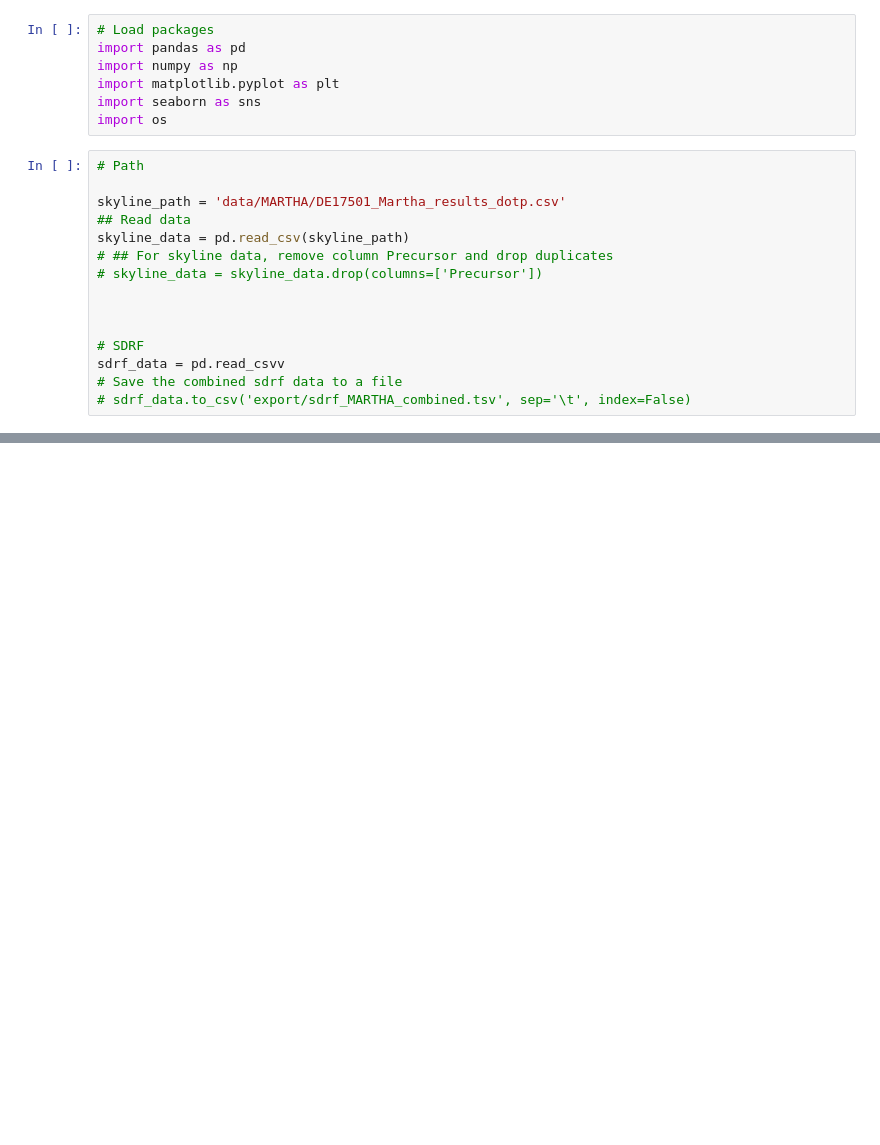
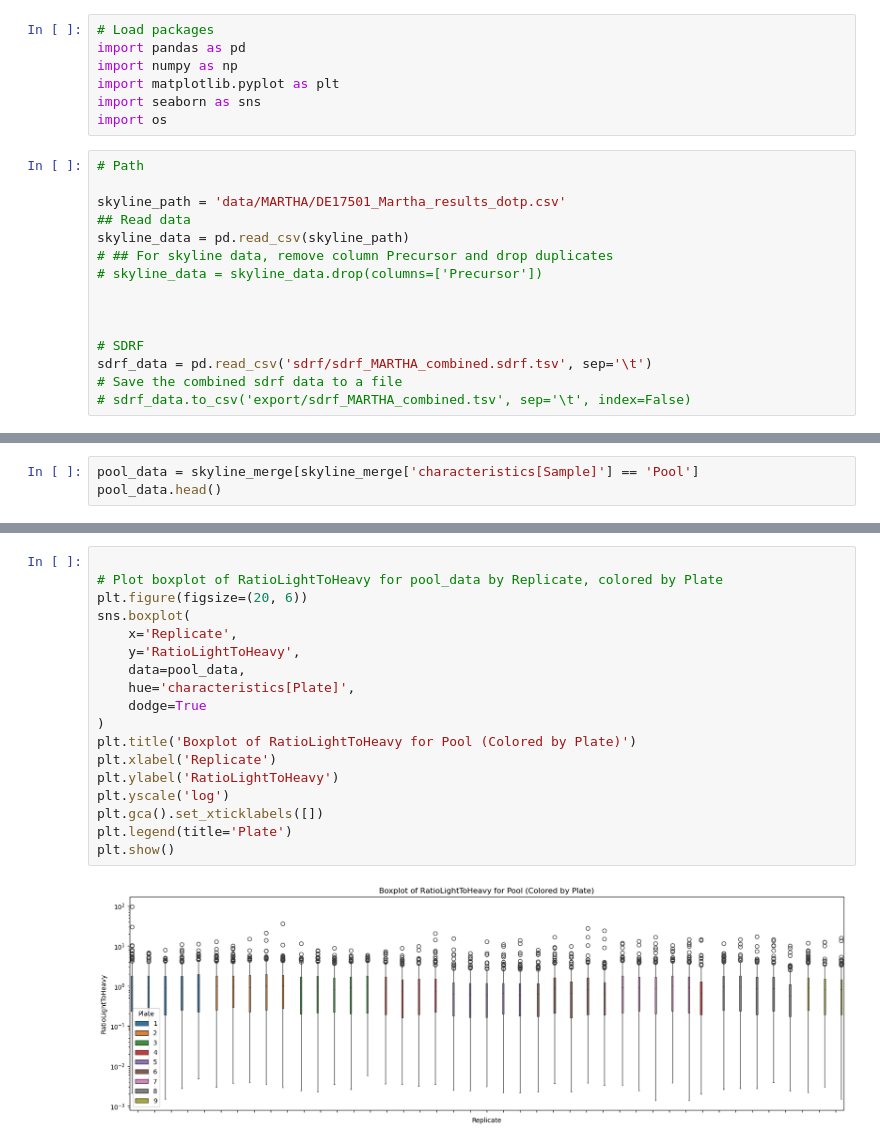
Before and after one commit to thanadol-git/kardemumma, a Jupyter notebook: ratio_picking.ipynb, the cells around one changed output, grey strips where cells are left out. Cells and saved outputs as stored; diff of their text form; blank space fills up the shorter version.

```diff
--- a/ratio_picking.ipynb
+++ b/ratio_picking.ipynb
@@ -17,7 +17,7 @@ skyline_data = pd.read_csv(skyline_path)
 
 
 # SDRF
-sdrf_data = pd.read_csvv
+sdrf_data = pd.read_csv('sdrf/sdrf_MARTHA_combined.sdrf.tsv', sep='\t')
 # Save the combined sdrf data to a file
 # sdrf_data.to_csv('export/sdrf_MARTHA_combined.tsv', sep='\t', index=False)
 # %%
@@ -166,0 +210,3 @@ plt.show()
+# %%
+pool_data = skyline_merge[skyline_merge['characteristics[Sample]'] == 'Pool']
+pool_data.head()
@@ -166,0 +220,20 @@ plt.show()
+# %%
+
+# Plot boxplot of RatioLightToHeavy for pool_data by Replicate, colored by Plate
+plt.figure(figsize=(20, 6))
+sns.boxplot(
+    x='Replicate',
+    y='RatioLightToHeavy',
+    data=pool_data,
+    hue='characteristics[Plate]',
+    dodge=True
+)
+plt.title('Boxplot of RatioLightToHeavy for Pool (Colored by Plate)')
+plt.xlabel('Replicate')
+plt.ylabel('RatioLightToHeavy')
+plt.yscale('log')
+plt.gca().set_xticklabels([])
+plt.legend(title='Plate')
+plt.show()
+# %% [output]
+[figure, added]
```
Also changed, not shown: parts of 26 cells of this notebook.
